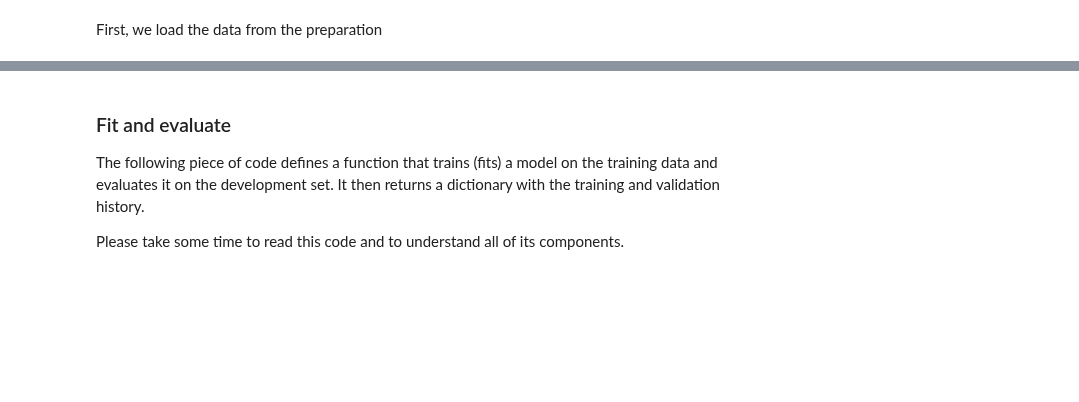
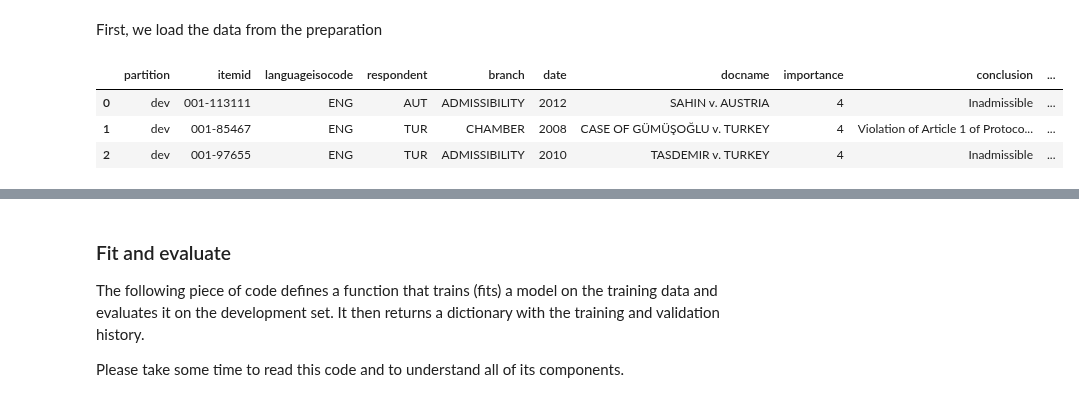
Before and after one commit to raliaskarov/tutorial_eth_ais_roman, a Jupyter notebook: projects/project2/CAS_project2_2_logistic_LSTM.ipynb, the cells around one changed output, grey strips where cells are left out. Cells and saved outputs as stored; diff of their text form; code cells hidden in the pictures; blank space fills up the shorter version.

Commit message:
project 2 changed

```diff
--- a/projects/project2/CAS_project2_2_logistic_LSTM.ipynb
+++ b/projects/project2/CAS_project2_2_logistic_LSTM.ipynb
@@ -113,7 +113,21 @@ We now load the data in needed for the binary classification task in a model-fri
 First, we load the data from the preparation
 # %%
 import pandas as pd
-data = pd.read_csv("data.csv")
+# if colab read from github
+if 'google.colab' in str(get_ipython()):
+  url =  "https://raw.githubusercontent.com/raliaskarov/tutorial_eth_ais_roman/master/projects/project2/data.csv"
+  data = pd.read_csv(url,
+                     sep = ',',
+                     header=0)
+else:
+  data = pd.read_csv("data.csv")
+# %%
+data.head(3)
+# %% [output]
+|  | partition | itemid | languageisocode | respondent | branch | date | docname | importance | conclusion | ... |
+| 0 | dev | 001-113111 | ENG | AUT | ADMISSIBILITY | 2012 | SAHIN v. AUSTRIA | 4 | Inadmissible | ... |
+| 1 | dev | 001-85467 | ENG | TUR | CHAMBER | 2008 | CASE OF GÜMÜŞOĞLU v. TURKEY | 4 | Violation of Article 1 of Protoco... | ... |
+| 2 | dev | 001-97655 | ENG | TUR | ADMISSIBILITY | 2010 | TASDEMIR v. TURKEY | 4 | Inadmissible | ... |
 # %%
 train_ds, val_ds, test_ds = load_ECHR_dataset_for_binary_judgement_classification(data, for_tensorflow=True)
 
```
Also changed, not shown: parts of 5 cells of this notebook.
